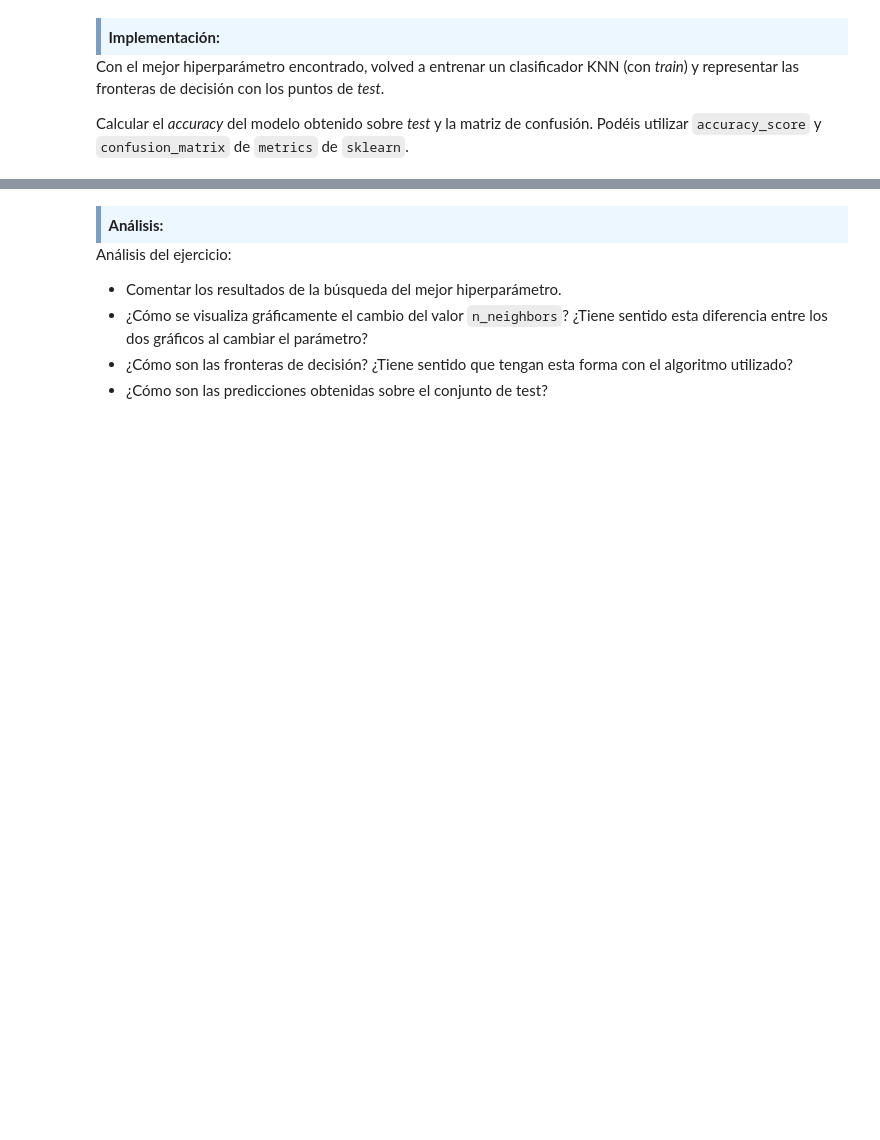
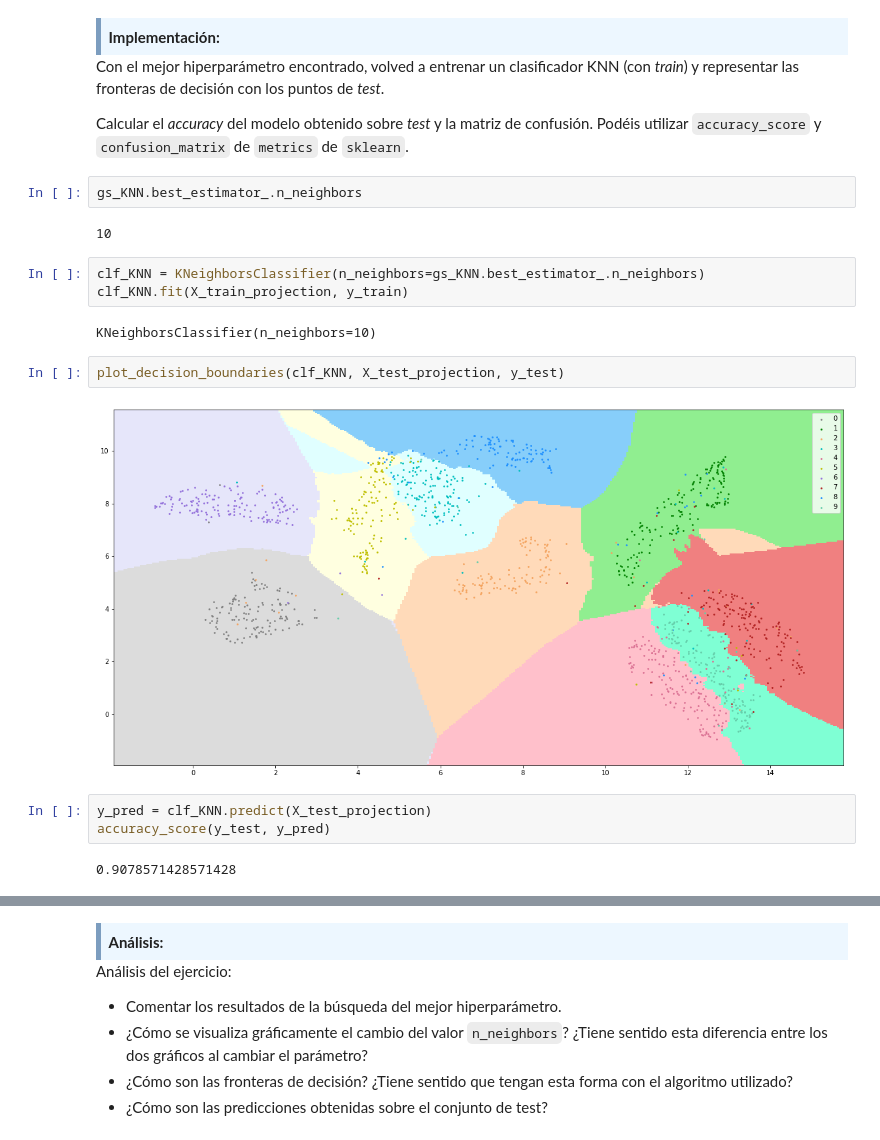
Before and after one commit to franjmelchor/MAMD_PEC3, a Jupyter notebook: code/20202_M2.855_PEC3_Enunciado.ipynb, the cells around one changed output, grey strips where cells are left out. Cells and saved outputs as stored; diff of their text form; blank space fills up the shorter version.

```diff
--- a/code/20202_M2.855_PEC3_Enunciado.ipynb
+++ b/code/20202_M2.855_PEC3_Enunciado.ipynb
@@ -261,3 +324,21 @@ Puede utilizar el módulo `GridSearchCV` de `sklearn` el cálculo del mejor hipe
 Con el mejor hiperparámetro encontrado, volved a entrenar un clasificador KNN (con _train_) y representar las fronteras de decisión con los puntos de _test_.
 
 Calcular el _accuracy_ del modelo obtenido sobre _test_ y la matriz de confusión. Podéis utilizar `accuracy_score` y `confusion_matrix` de `metrics` de `sklearn`.
+# %%
+gs_KNN.best_estimator_.n_neighbors
+# %% [output]
+10
+# %%
+clf_KNN = KNeighborsClassifier(n_neighbors=gs_KNN.best_estimator_.n_neighbors)
+clf_KNN.fit(X_train_projection, y_train)
+# %% [output]
+KNeighborsClassifier(n_neighbors=10)
+# %%
+plot_decision_boundaries(clf_KNN, X_test_projection, y_test)
+# %% [output]
+[figure, added]
+# %%
+y_pred = clf_KNN.predict(X_test_projection)
+accuracy_score(y_test, y_pred)
+# %% [output]
+0.9078571428571428
```
Also changed, not shown: parts of 37 cells of this notebook.
